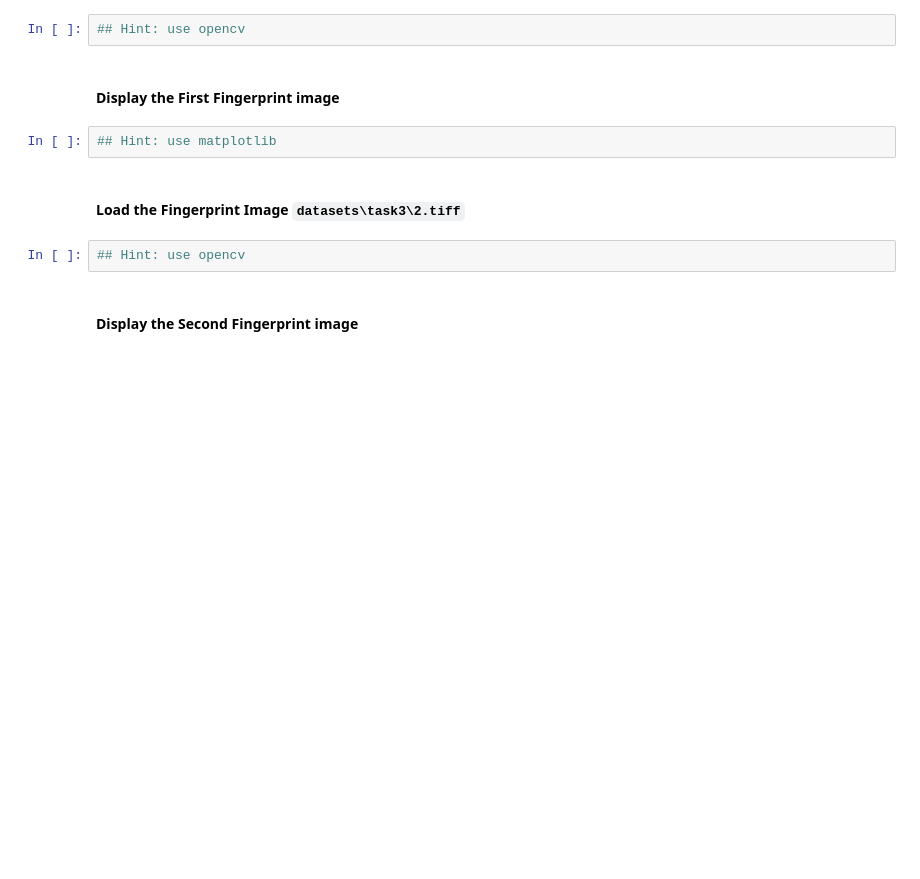
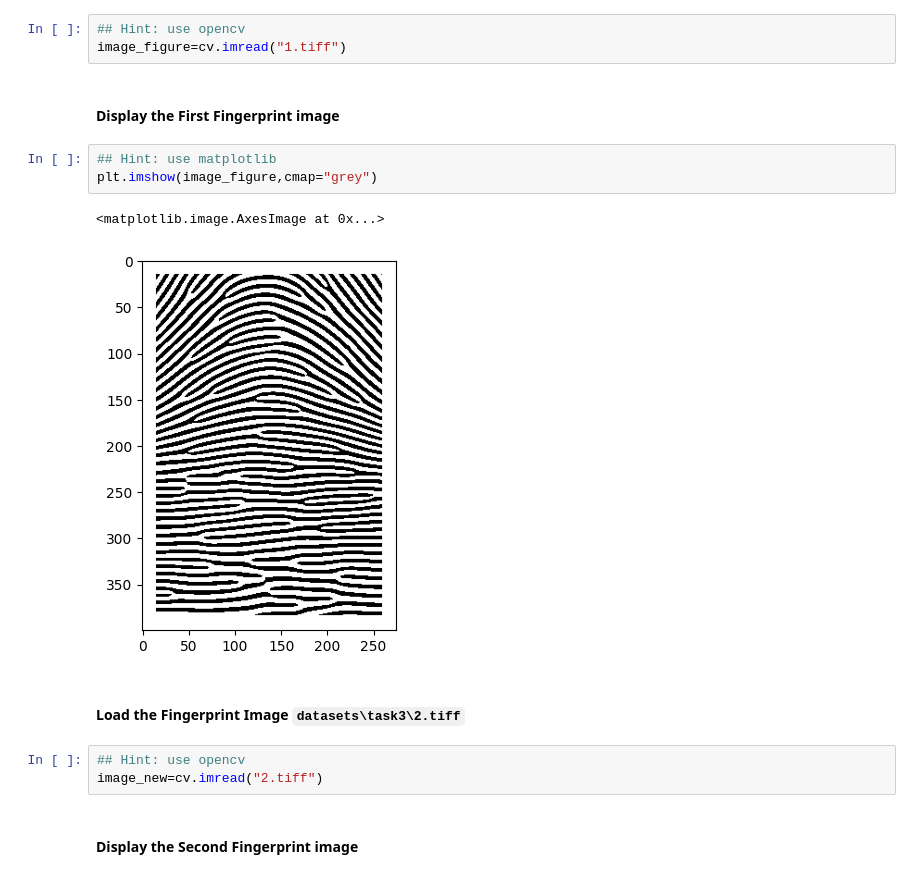
Before and after one commit to nazz001/learn-fingerprint-processing, a Jupyter notebook: milestone_1.ipynb, the cells around one changed output. Saved outputs shown, nothing was run; the diff lists cells and outputs as text; blank space fills up the shorter version.

```diff
--- a/milestone_1.ipynb
+++ b/milestone_1.ipynb
@@ -69,14 +69,20 @@ plt.imshow(grey_scale,cmap="grey")
 #### Load the Fingerprint Image `datasets\task3\1.tiff`
 # %%
 ## Hint: use opencv
+image_figure=cv.imread("1.tiff")
 # %% [markdown]
 #### Display the First Fingerprint image
 # %%
 ## Hint: use matplotlib
+plt.imshow(image_figure,cmap="grey")
+# %% [output]
+<matplotlib.image.AxesImage at 0x...>
+[figure, added]
 # %% [markdown]
 #### Load the Fingerprint Image `datasets\task3\2.tiff`
 # %%
 ## Hint: use opencv
+image_new=cv.imread("2.tiff")
 # %% [markdown]
 #### Display the Second Fingerprint image
 # %%
```
Also changed, not shown: parts of 1 cell of this notebook, 2 other files.
